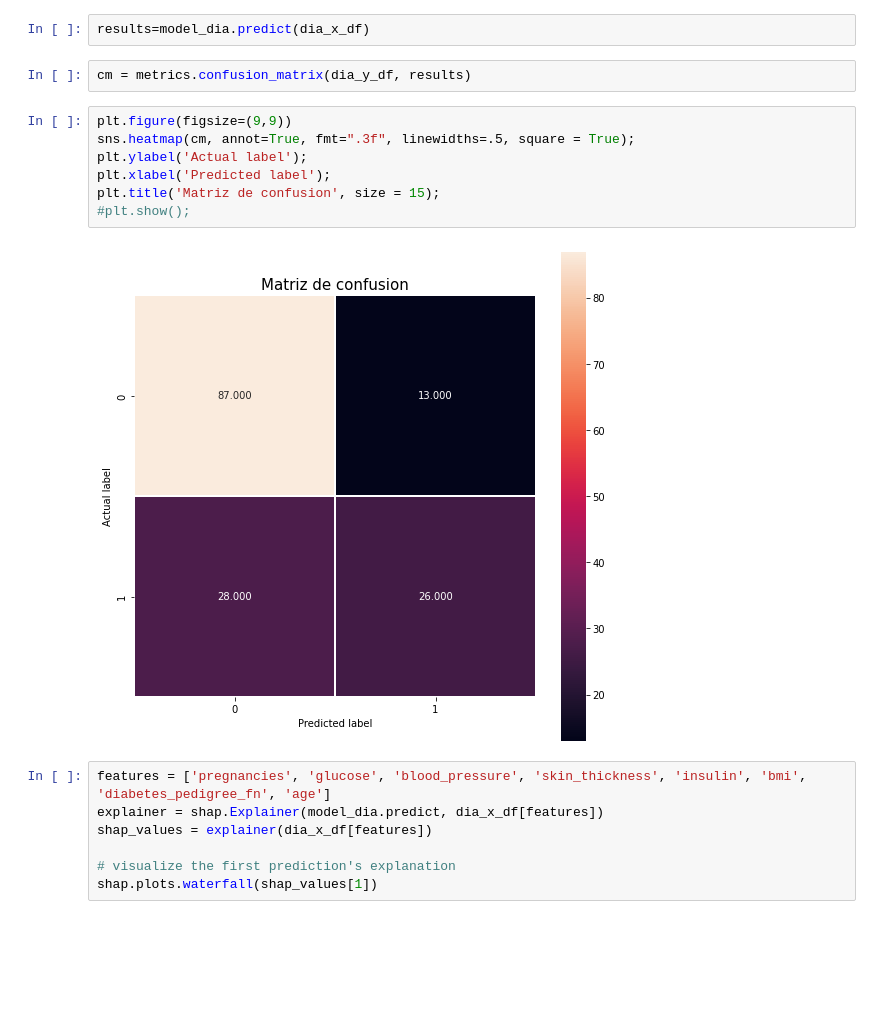
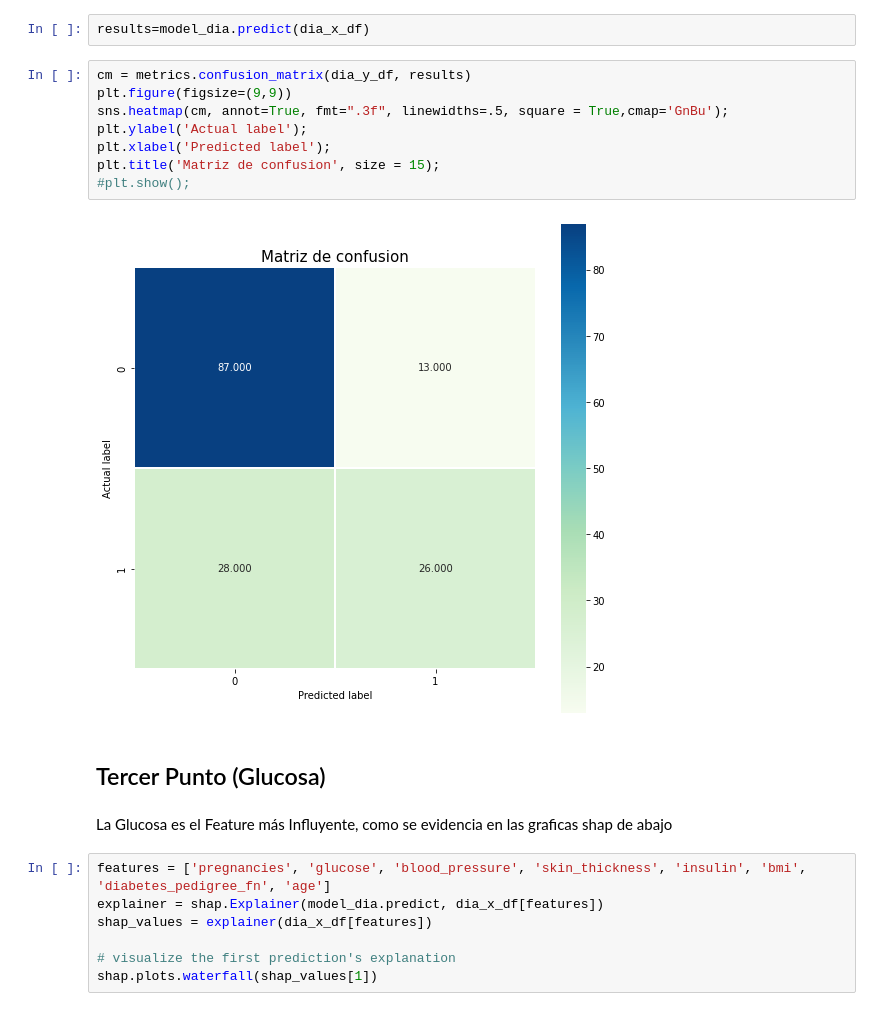
Before and after one commit to DavidPachis/dataScience, a Jupyter notebook: parcial2/notebooks/Parcial2.ipynb, the cells around one changed output. Saved outputs shown, nothing was run; the diff lists cells and outputs as text; blank space fills up the shorter version.

```diff
--- a/parcial2/notebooks/Parcial2.ipynb
+++ b/parcial2/notebooks/Parcial2.ipynb
@@ -145,17 +124,20 @@ dia_x_df=dia_df.drop("diabetes", axis=1)
 dia_y_df=dia_df['diabetes']
 # %%
 results=model_dia.predict(dia_x_df)
-# %%
-cm = metrics.confusion_matrix(dia_y_df, results)
 # %%
+cm = metrics.confusion_matrix(dia_y_df, results)
 plt.figure(figsize=(9,9))
-sns.heatmap(cm, annot=True, fmt=".3f", linewidths=.5, square = True);
+sns.heatmap(cm, annot=True, fmt=".3f", linewidths=.5, square = True,cmap='GnBu');
 plt.ylabel('Actual label');
 plt.xlabel('Predicted label');
 plt.title('Matriz de confusion', size = 15);
 #plt.show();
 # %% [output]
-[figure, old version]
+[figure, new version]
+# %% [markdown]
+## Tercer Punto (Glucosa)
+# %% [markdown]
+  La Glucosa es el Feature más Influyente, como se evidencia en las graficas shap de abajo
 # %%
 features = ['pregnancies', 'glucose', 'blood_pressure', 'skin_thickness', 'insulin', 'bmi', 'diabetes_pedigree_fn', 'age']
 explainer = shap.Explainer(model_dia.predict, dia_x_df[features])
```
Also changed, not shown: parts of 25 cells of this notebook.
